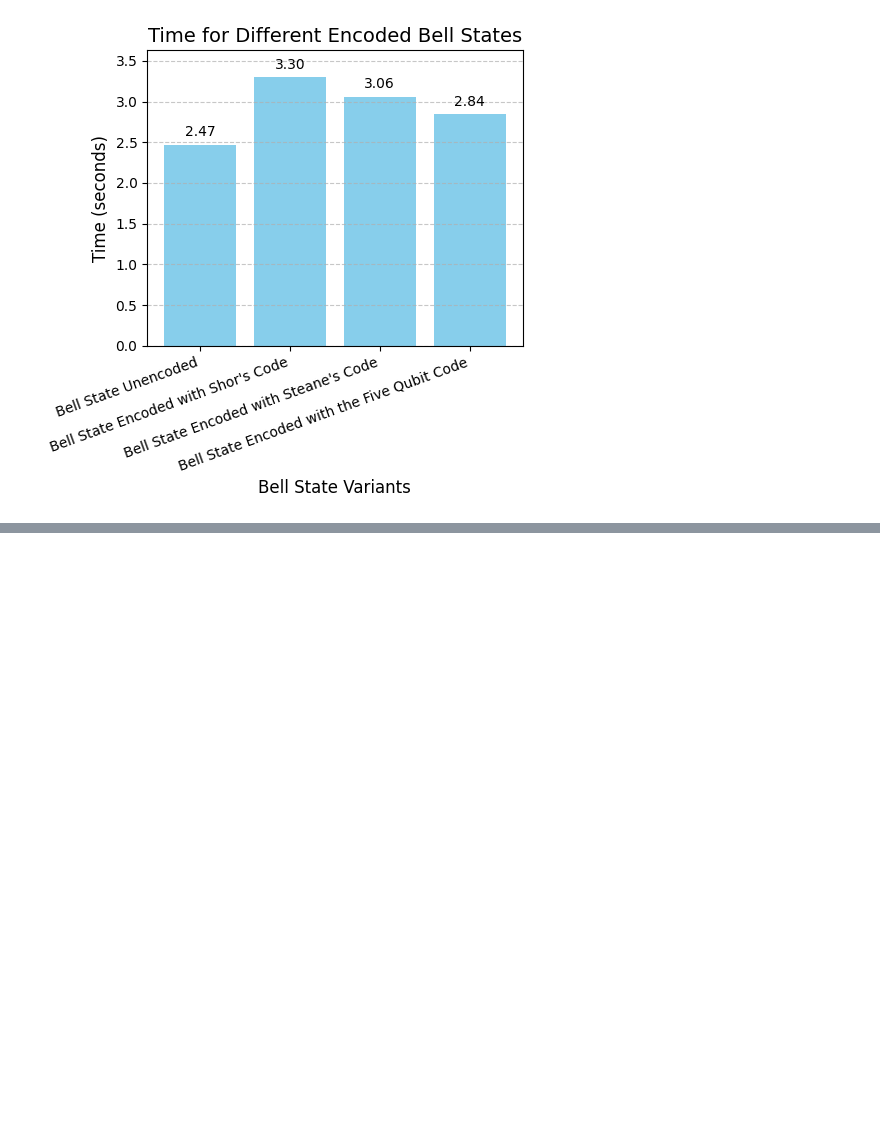
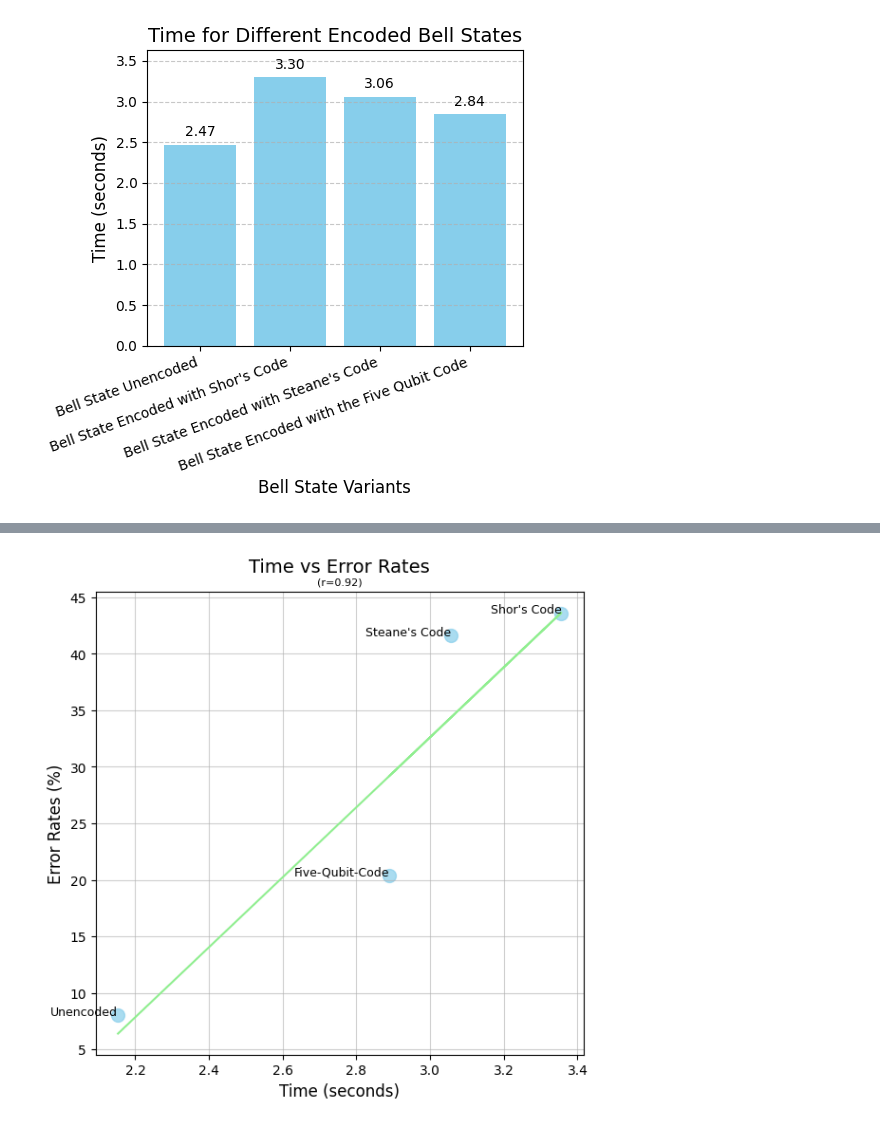
Before and after one commit to squid2010/ISEF2024-25, a Jupyter notebook: main.ipynb, the cells around one changed output, grey strips where cells are left out. Drawn from its saved outputs; the diff is of its cells as text; code cells hidden in the pictures; blank space fills up the shorter version.

```diff
--- a/main.ipynb
+++ b/main.ipynb
@@ -385,0 +389,18 @@ plt.close()
+# %%
+jobs = [service.job("cy27xf5nrmz0008569pg"),service.job("cy27xfxrta1g0086qyng"), service.job("cy27xgprta1g0086qypg"),
+             service.job("cy282asrta1g0086qyxg")]
+circuits = [control_qc, shor_qc, steane_qc, fqc_qc]
+# %%
+names = ['Unencoded', 'Shor\'s Code', 'Steane\'s Code', 'Five-Qubit-Code']
+results = {'Unencoded': {'00': 107, '01': 8, '10': 12, '11': 123}, "Shor's Code": {'00': 61, '01': 62, '10': 47, '11': 80}, "Steane's Code": {'00': 80, '01': 52, '10': 52, '11': 66}, 'Five-Qubit-Code': {'00': 101, '01': 27, '10': 24, '11': 98}}
+errors = {}
+times = {}
+depths = {}
+num_qubits = {}
+for job in jobs:
+    errors[names[jobs.index(job)]] = (results[names[jobs.index(job)]]['01'] + results[names[jobs.index(job)]]['10'])/(results[names[jobs.index(job)]]['00'] + results[names[jobs.index(job)]]['01'] + results[names[jobs.index(job)]]['10'] + results[names[jobs.index(job)]]['11'])*100
+    times[names[jobs.index(job)]] = job.usage_estimation['quantum_seconds']
+    depths[names[jobs.index(job)]] =  circuits[jobs.index(job)].depth()
+    num_qubits[names[jobs.index(job)]] = circuits[jobs.index(job)].num_qubits
+
+print(results, "\n", times, "\n", errors, "\n", depths, "\n", num_qubits)
@@ -385,0 +413,76 @@ plt.close()
+# %%
+# Extract names and values
+def extract_keys_values(dictionary):
+    return list(dictionary.keys()), list(dictionary.values())
+
+names, times_values = extract_keys_values(times)
+_, error_values = extract_keys_values(errors)
+_, depth_values = extract_keys_values(depths)
+_, num_qubit_values = extract_keys_values(num_qubits)
+
+"""def plot_histogram(values, color, y_name, table_name):
+    # Plot histogram for error rates
+    plt.figure(figsize=(5, 5))
+    bars = plt.bar(names, values, color=color)
+    plt.ylim(0, max(values) + max(values) / 10)
+    for bar in bars:
+        height = bar.get_height()
+        plt.text(
+            bar.get_x() + bar.get_width() / 2,
+            height + max(values) * 0.02,
+            f'{height:.3f}',
+            ha='center',
+            va='bottom',
+            fontsize=10
+        )
+    plt.xlabel('Bell State Variants', fontsize=12)
+    plt.ylabel(y_name, fontsize=12)
+    plt.title(table_name, fontsize=14)
+    plt.xticks(rotation=20, ha='right', fontsize=10)
+    plt.grid(axis='y', linestyle='--', alpha=0.7)
+    plt.tight_layout()
+    plt.show()
+
+
+plot_histogram(error_values, 'lightcoral', 'Error Rate (%)', 'Error Rates for Different Encoded Bell States')
+
+plot_histogram(times_values, 'skyblue', 'Time (seconds)', 'Time for Different Encoded Bell States')
+
+plot_histogram(depth_values, 'lightgreen', 'Circuit Depth', 'Circuit Depth for Different Encoded Bell States')
+
+plot_histogram(num_qubit_values, 'coral', 'Number of Qubits', 'Number of Qubits for Different Encoded Bell States')"""
+
+# Plot scatter plots
+relationships = [
+    (time_values, error_values, 'Time (seconds)', 'Error Rates (%)', 'Time vs Error Rates'),
+    (depth_values, error_values, 'Circuit Depth', 'Error Rates (%)',  'Depth vs Error Rates'),
+    (num_qubit_values, error_values, 'Number of Qubits', 'Error Rates (%)', 'Number of Qubits vs Error Rates'),
+    (depth_values, time_values, 'Circuit Depth', 'Time (seconds)', 'Depth vs Time'),
+    (num_qubit_values, time_values, 'Number of Qubits', 'Time (seconds)', 'Number of Qubits vs Time'),
+    (depth_values, num_qubit_values, 'Circuit Depth', 'Number of Qubits', 'Depth vs Number of Qubits')
+]
+
+for x_values, y_values, xlabel, ylabel, title in relationships:
+    # Perform linear regression
+    slope, intercept, r_value, p_value, std_err = linregress(x_values, y_values)
+    # Line of regression (y = mx + b)
+    regression_line = slope * np.array(x_values) + intercept
+
+    plt.figure(figsize=(6, 6))
+
+    plt.scatter(x_values, y_values, color='skyblue', s=100, alpha=0.7)
+    # Plot the regression line
+    plt.plot(x_values, regression_line, color='lightgreen')
+    for i, name in enumerate(names):
+        plt.text(x_values[i], y_values[i], name, fontsize=9, ha='right')
+    plt.xlabel(xlabel, fontsize=12)
+    plt.ylabel(ylabel, fontsize=12)
+    plt.title(title, fontsize=14, y= 1.025)
+
+    plt.text(x=.5, y=1.02, s=f'(r={r_value:.2f})', ha='center', va='center', fontsize=8, transform=plt.gca().transAxes)
+
+    plt.tight_layout()
+    plt.grid(alpha=0.6)
+    plt.show()
+# %% [output]
+[figure, added]
```
Also changed, not shown: parts of 4 cells of this notebook, 6 other files.
